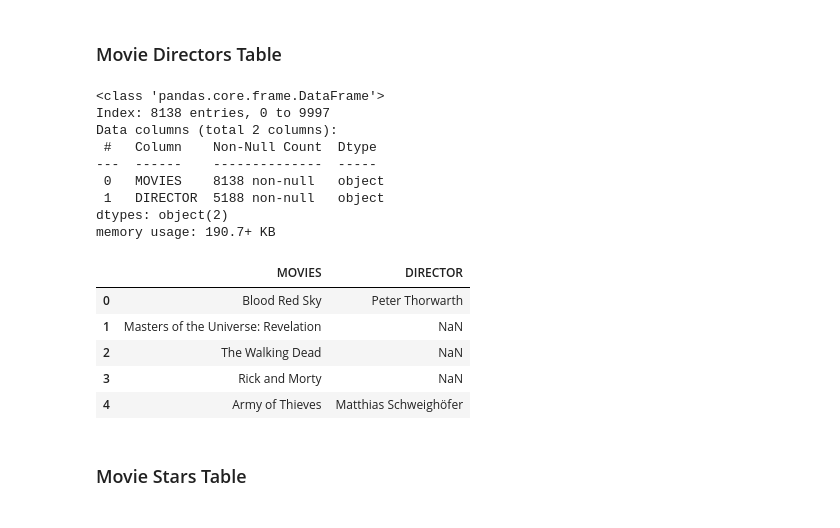
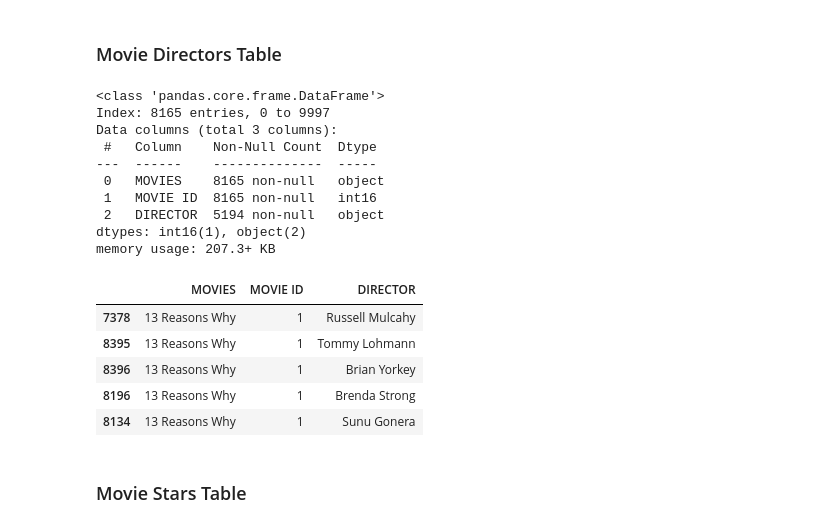
Before and after one commit to fikfikriii/cad_it_data_engineer, a Jupyter notebook: preprocessing.ipynb, the cells around one changed output. Saved outputs shown, nothing was run; the diff lists cells and outputs as text; code cells hidden in the pictures.

```diff
--- a/preprocessing.ipynb
+++ b/preprocessing.ipynb
@@ -52,3 +53,8 @@ df[['year_of_release', 'year_end_series']] = df['YEAR'].apply(extract_years)
 # %%
 df['year_of_release'] = df['year_of_release'].astype('Int64')
 df['year_end_series'] = df['year_end_series'].astype('Int64')
+# %%
+# Assuming a movie with same name but release on different year is a separate movie
+df['MOVIE_ID_KEY'] = df['MOVIES'] + '_' + df['year_of_release'].astype(str)
+df['MOVIE ID'] = df['MOVIE_ID_KEY'].astype('category').cat.codes + 1
+df.drop(columns=['MOVIE_ID_KEY'], inplace=True)
@@ -193,7 +266,7 @@ memory usage: 342.1+ KB
 # %% [markdown]
 # For Movie Directors Table
 # %%
-df3.drop(df3.columns.difference(['MOVIES', 'STARS']), axis=1, inplace=True)
+df3.drop(df3.columns.difference(['MOVIES', 'STARS', 'MOVIE ID']), axis=1, inplace=True)
 # %%
 df3[df3['STARS'].str.contains(r'\bdirector:\b', case=False, na=False)]
 # %% [output]
@@ -455,23 +555,24 @@ df2.head()
 df3.info()
 # %% [output]
 <class 'pandas.core.frame.DataFrame'>
-Index: 8138 entries, 0 to 9997
-Data columns (total 2 columns):
+Index: 8165 entries, 0 to 9997
+Data columns (total 3 columns):
  #   Column    Non-Null Count  Dtype
 ---  ------    --------------  -----
- 0   MOVIES    8138 non-null   object
- 1   DIRECTOR  5188 non-null   object
-dtypes: object(2)
-memory usage: 190.7+ KB
+ 0   MOVIES    8165 non-null   object
+ 1   MOVIE ID  8165 non-null   int16
+ 2   DIRECTOR  5194 non-null   object
+dtypes: int16(1), object(2)
+memory usage: 207.3+ KB
 # %%
-df3.head()
+df3.sort_values(by='MOVIE ID').head()
 # %% [output]
-|  | MOVIES | DIRECTOR |
-| 0 | Blood Red Sky | Peter Thorwarth |
-| 1 | Masters of the Universe: Revelation | NaN |
-| 2 | The Walking Dead | NaN |
-| 3 | Rick and Morty | NaN |
-| 4 | Army of Thieves | Matthias Schweighöfer |
+|  | MOVIES | MOVIE ID | DIRECTOR |
+| 7378 | 13 Reasons Why | 1 | Russell Mulcahy |
+| 8395 | 13 Reasons Why | 1 | Tommy Lohmann |
+| 8396 | 13 Reasons Why | 1 | Brian Yorkey |
+| 8196 | 13 Reasons Why | 1 | Brenda Strong |
+| 8134 | 13 Reasons Why | 1 | Sunu Gonera |
 # %% [markdown]
 ### Movie Stars Table
 # %%
```
Also changed, not shown: parts of 43 cells of this notebook, 7 other files.
